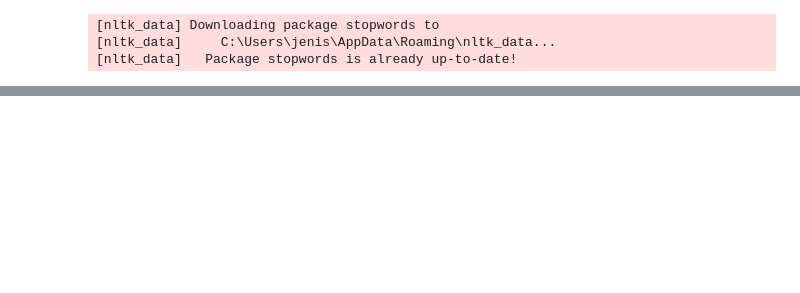
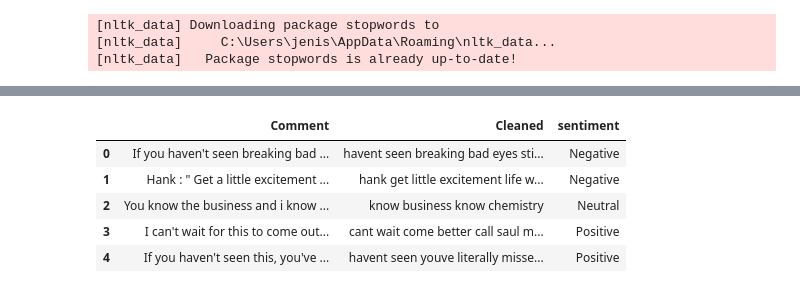
Before and after one commit to sheryyll/SingleVersionOfTruth, a Jupyter notebook: lab3.ipynb, the cells around one changed output, grey strips where cells are left out. Saved outputs shown, nothing was run; the diff lists cells and outputs as text; code cells hidden in the pictures; blank space fills up the shorter version.

```diff
--- a/lab3.ipynb
+++ b/lab3.ipynb
@@ -125,0 +140,10 @@ df.head(5)
+# %%
+df["sentiment"] = df["Cleaned"].apply(get_sentiment)
+df.head()
+# %% [output]
+|  | Comment | Cleaned | sentiment |
+| 0 | If you haven't seen breaking bad ... | havent seen breaking bad eyes sti... | Negative |
+| 1 | Hank : " Get a little excitement ... | hank get little excitement life w... | Negative |
+| 2 | You know the business and i know ... | know business know chemistry | Neutral |
+| 3 | I can't wait for this to come out... | cant wait come better call saul m... | Positive |
+| 4 | If you haven't seen this, you've ... | havent seen youve literally misse... | Positive |
```
Also changed, not shown: parts of 8 cells of this notebook.
